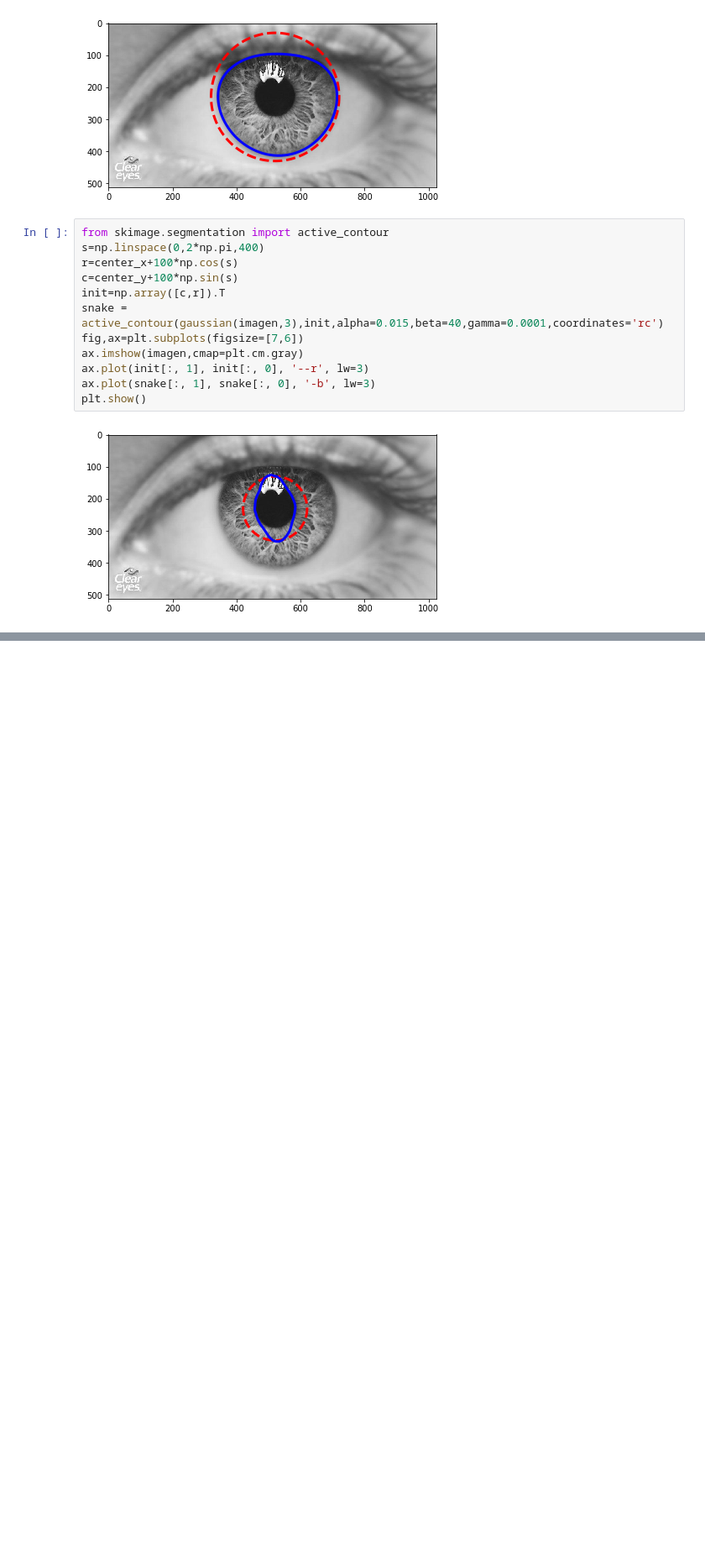
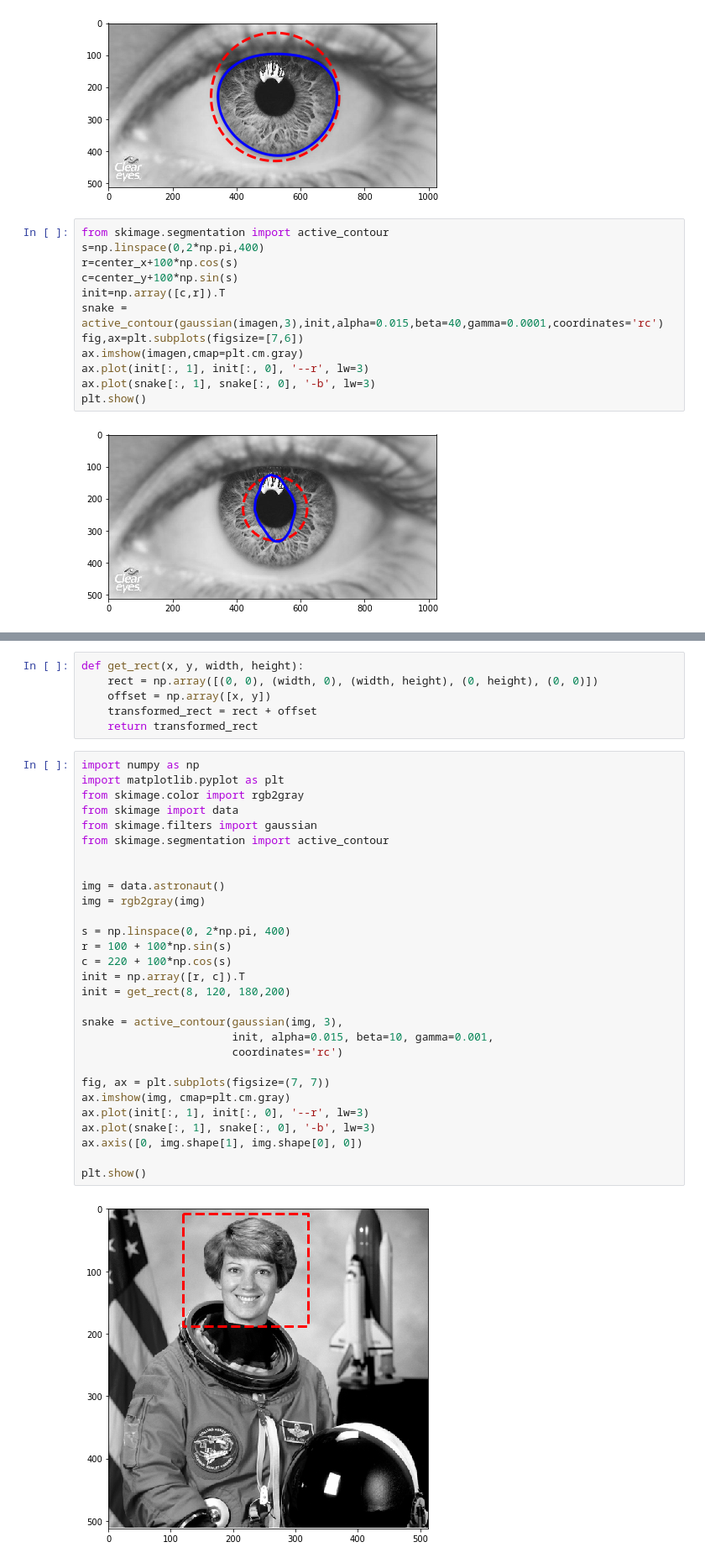
Before and after one commit to miguelalejo/IA_MachineLearning_Python, a Jupyter notebook: PercepcionComputacional/ActiveCountourModels.ipynb, the cells around one changed output, grey strips where cells are left out. Shown at 84% size. Drawn from its saved outputs; the diff is of its cells as text; blank space fills up the shorter version.

```diff
--- a/PercepcionComputacional/ActiveCountourModels.ipynb
+++ b/PercepcionComputacional/ActiveCountourModels.ipynb
@@ -130,0 +128,37 @@ plt.show()
+# %%
+def get_rect(x, y, width, height):
+    rect = np.array([(0, 0), (width, 0), (width, height), (0, height), (0, 0)])
+    offset = np.array([x, y])
+    transformed_rect = rect + offset
+    return transformed_rect
+# %%
+import numpy as np
+import matplotlib.pyplot as plt
+from skimage.color import rgb2gray
+from skimage import data
+from skimage.filters import gaussian
+from skimage.segmentation import active_contour
+
+
+img = data.astronaut()
+img = rgb2gray(img)
+
+s = np.linspace(0, 2*np.pi, 400)
+r = 100 + 100*np.sin(s)
+c = 220 + 100*np.cos(s)
+init = np.array([r, c]).T
+init = get_rect(8, 120, 180,200)
+
+snake = active_contour(gaussian(img, 3),
+                       init, alpha=0.015, beta=10, gamma=0.001,
+                       coordinates='rc')
+
+fig, ax = plt.subplots(figsize=(7, 7))
+ax.imshow(img, cmap=plt.cm.gray)
+ax.plot(init[:, 1], init[:, 0], '--r', lw=3)
+ax.plot(snake[:, 1], snake[:, 0], '-b', lw=3)
+ax.axis([0, img.shape[1], img.shape[0], 0])
+
+plt.show()
+# %% [output]
+[figure, added]
```
Also changed, not shown: parts of 1 cell of this notebook, 13 other files.
